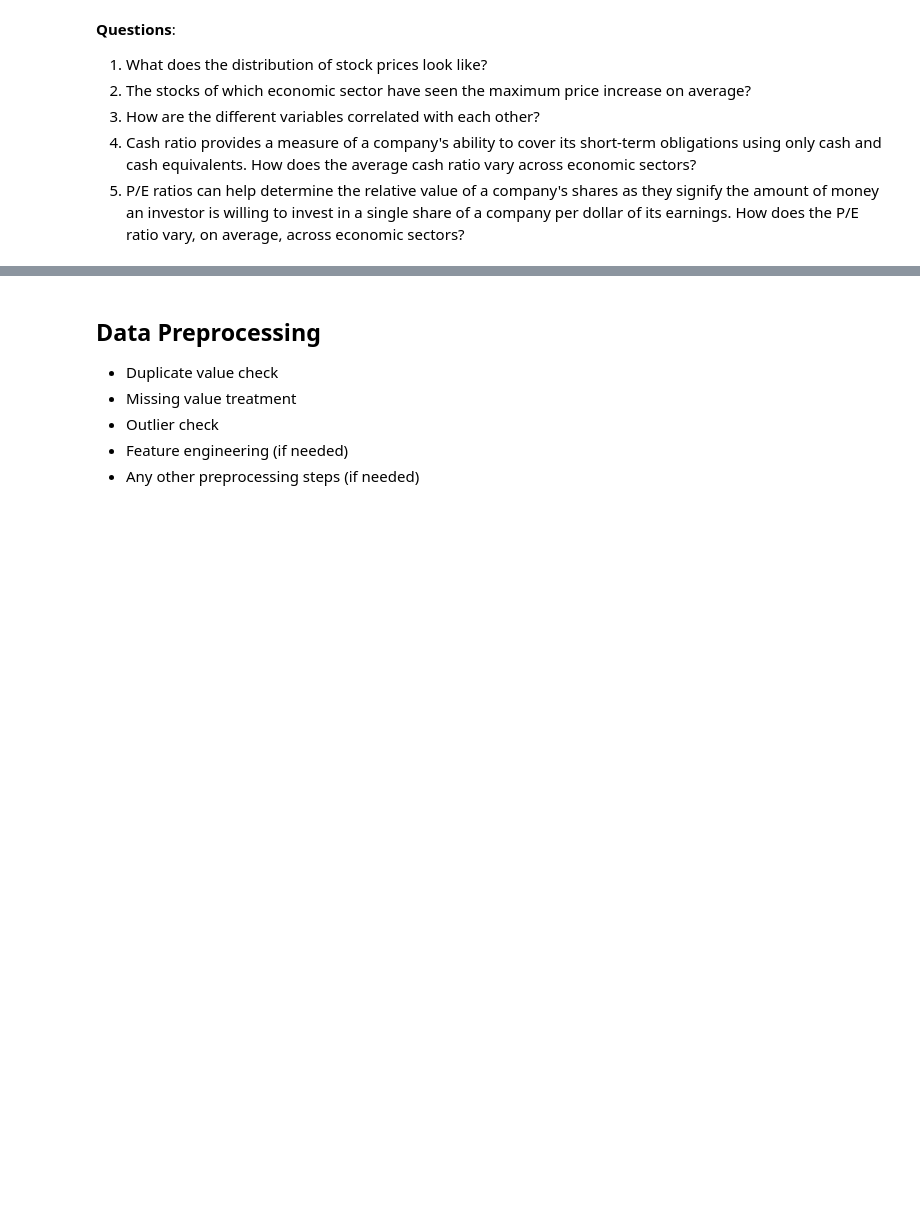
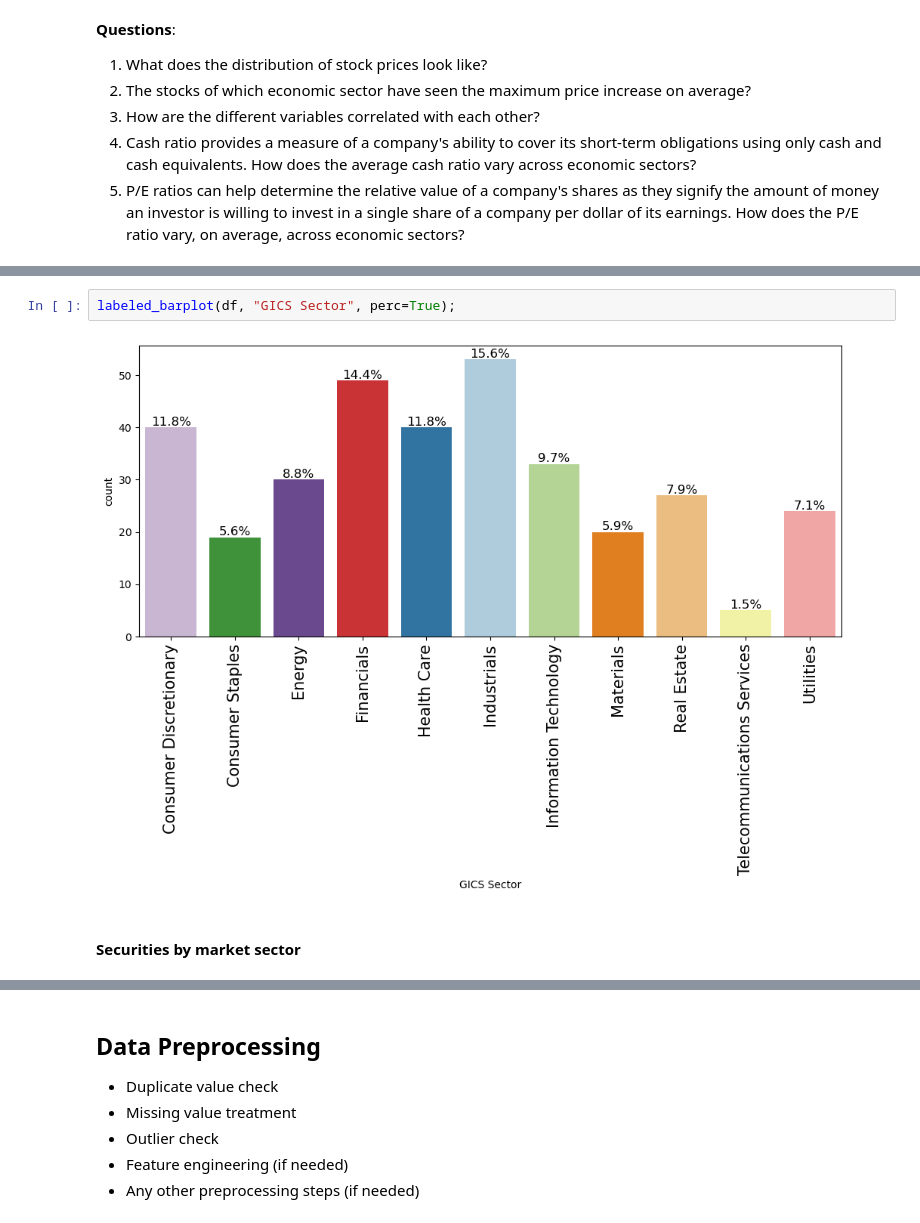
Before and after one commit to cmurray4492/PythonProjects, a Jupyter notebook: UT_Austin/Unsupervised Learning/USL_Project_LearnerNotebook_FullCode-1 - CDM.ipynb, the cells around one changed output, grey strips where cells are left out. Cells and saved outputs as stored; diff of their text form; blank space fills up the shorter version.

```diff
--- a/UT_Austin/Unsupervised Learning/USL_Project_LearnerNotebook_FullCode-1 - CDM.ipynb
+++ b/UT_Austin/Unsupervised Learning/USL_Project_LearnerNotebook_FullCode-1 - CDM.ipynb
@@ -81,0 +186,6 @@ df.head()
+# %%
+labeled_barplot(df, "GICS Sector", perc=True);
+# %% [output]
+[figure, added]
+# %% [markdown]
+#### Securities by market sector
```
Also changed, not shown: parts of 38 cells of this notebook.
